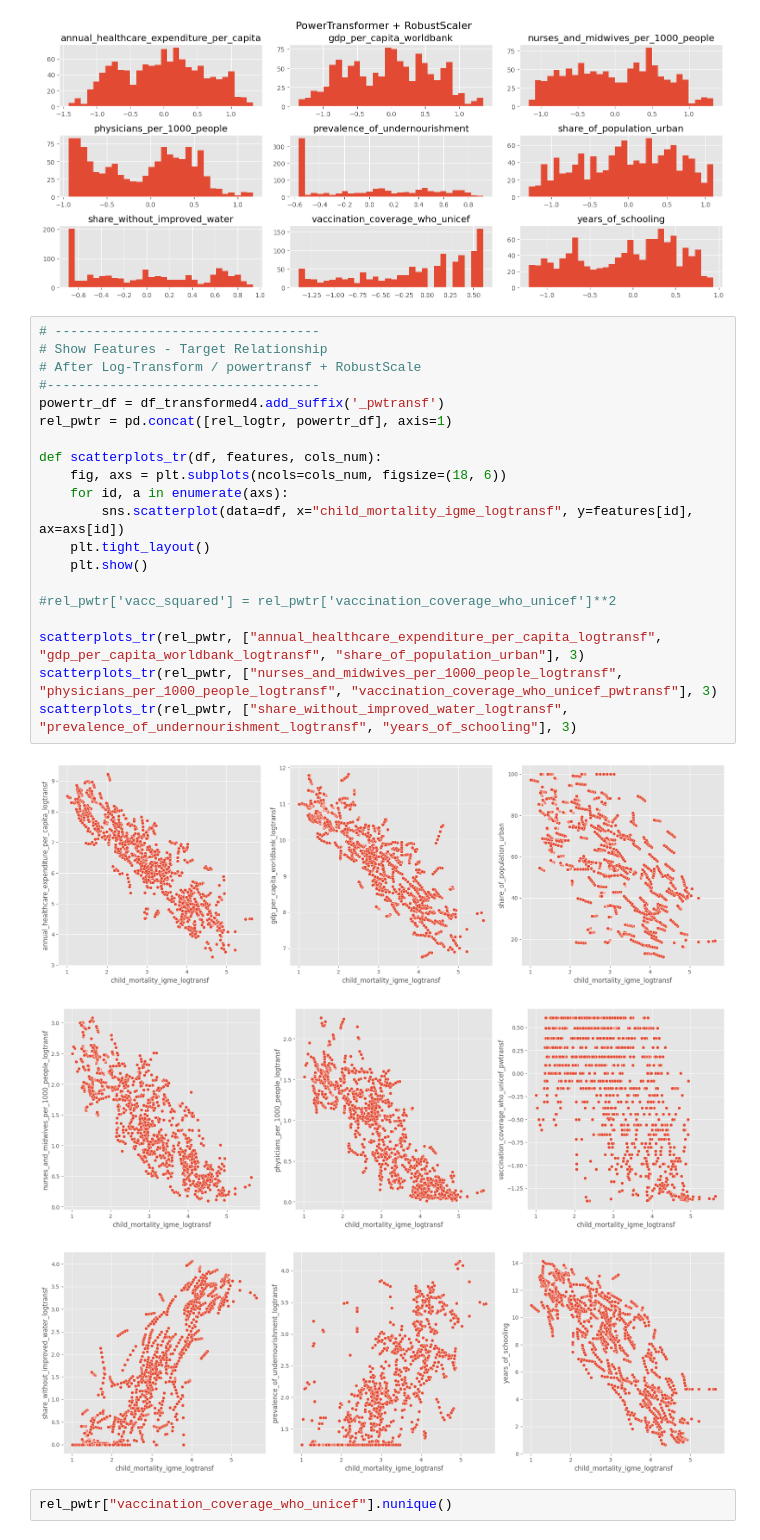
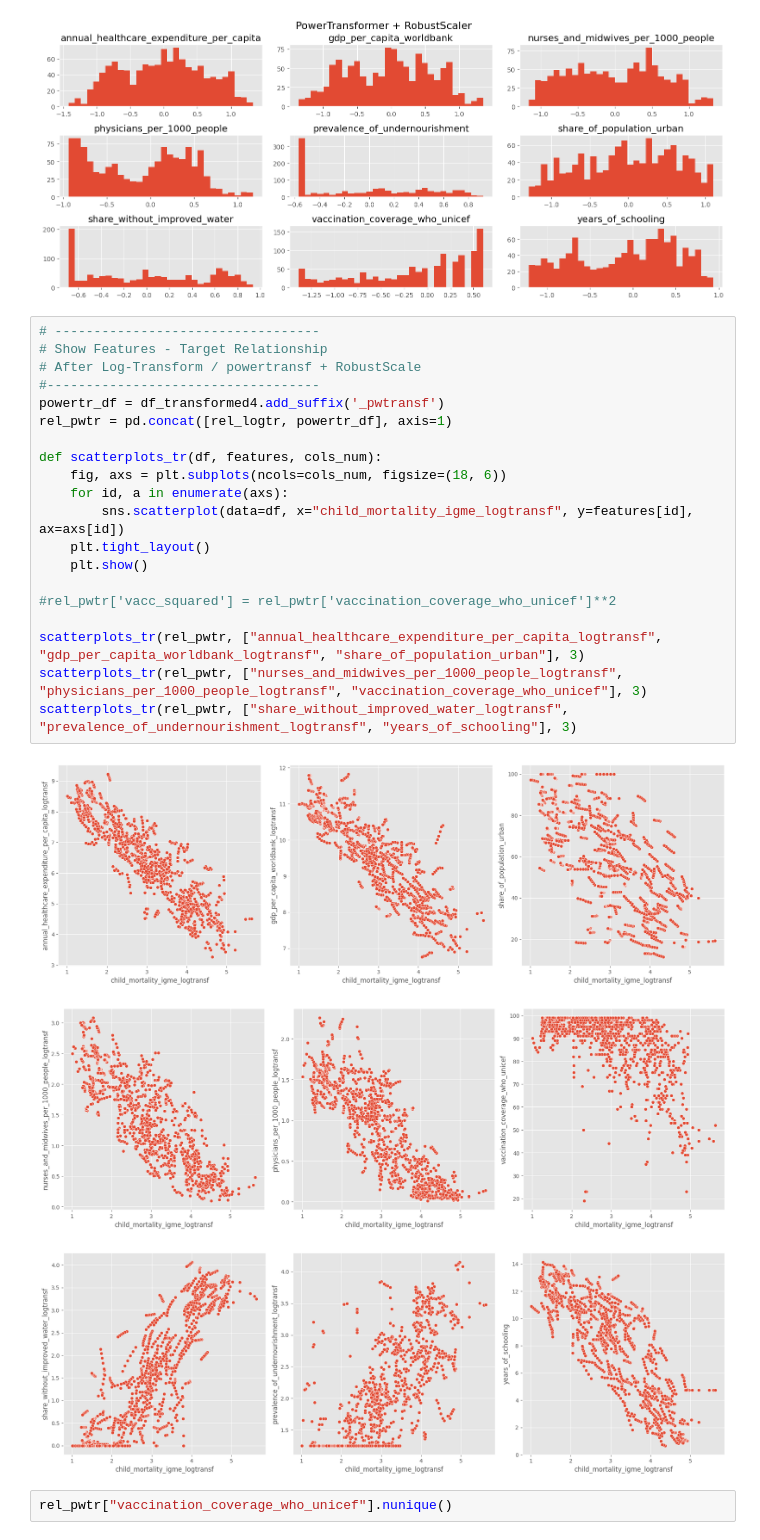
Before and after one commit to HamzahFayad/master_thesis_child_mortality, a Jupyter notebook: 01_notebooks/3_feature_engineering.ipynb, the cells around one changed output. Drawn from its saved outputs; the diff is of its cells as text.

```diff
--- a/01_notebooks/3_feature_engineering.ipynb
+++ b/01_notebooks/3_feature_engineering.ipynb
@@ -179,26 +183,26 @@ plt.show()
 # %%
 # ----------------------------------
 # Show Features - Target Relationship
 # After Log-Transform / powertransf + RobustScale
 #-----------------------------------
 powertr_df = df_transformed4.add_suffix('_pwtransf')
 rel_pwtr = pd.concat([rel_logtr, powertr_df], axis=1)
 
 def scatterplots_tr(df, features, cols_num):
     fig, axs = plt.subplots(ncols=cols_num, figsize=(18, 6))
     for id, a in enumerate(axs):
         sns.scatterplot(data=df, x="child_mortality_igme_logtransf", y=features[id], ax=axs[id])
     plt.tight_layout()
     plt.show()
 
 #rel_pwtr['vacc_squared'] = rel_pwtr['vaccination_coverage_who_unicef']**2
 
 scatterplots_tr(rel_pwtr, ["annual_healthcare_expenditure_per_capita_logtransf", "gdp_per_capita_worldbank_logtransf", "share_of_population_urban"], 3)
-scatterplots_tr(rel_pwtr, ["nurses_and_midwives_per_1000_people_logtransf", "physicians_per_1000_people_logtransf", "vaccination_coverage_who_unicef_pwtransf"], 3)
+scatterplots_tr(rel_pwtr, ["nurses_and_midwives_per_1000_people_logtransf", "physicians_per_1000_people_logtransf", "vaccination_coverage_who_unicef"], 3)
 scatterplots_tr(rel_pwtr, ["share_without_improved_water_logtransf", "prevalence_of_undernourishment_logtransf", "years_of_schooling"], 3)
 # %% [output]
 [figure]
-[figure, old version]
+[figure, new version]
 [figure]
 # %%
 rel_pwtr["vaccination_coverage_who_unicef"].nunique()
```
Also changed, not shown: parts of 6 cells of this notebook, 1 other file.
